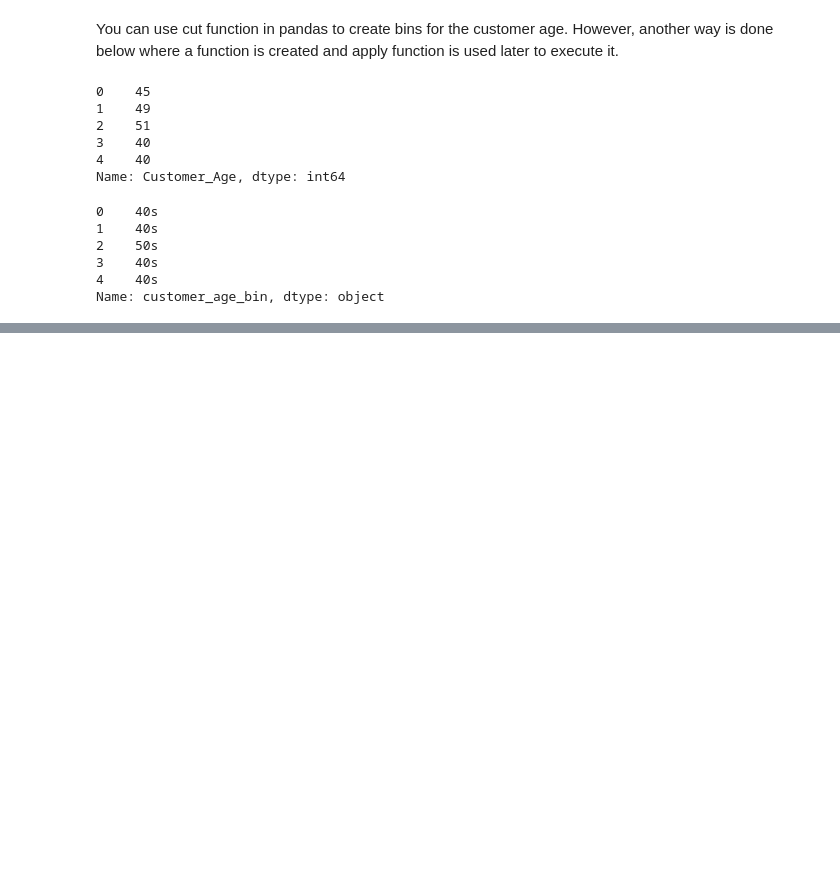
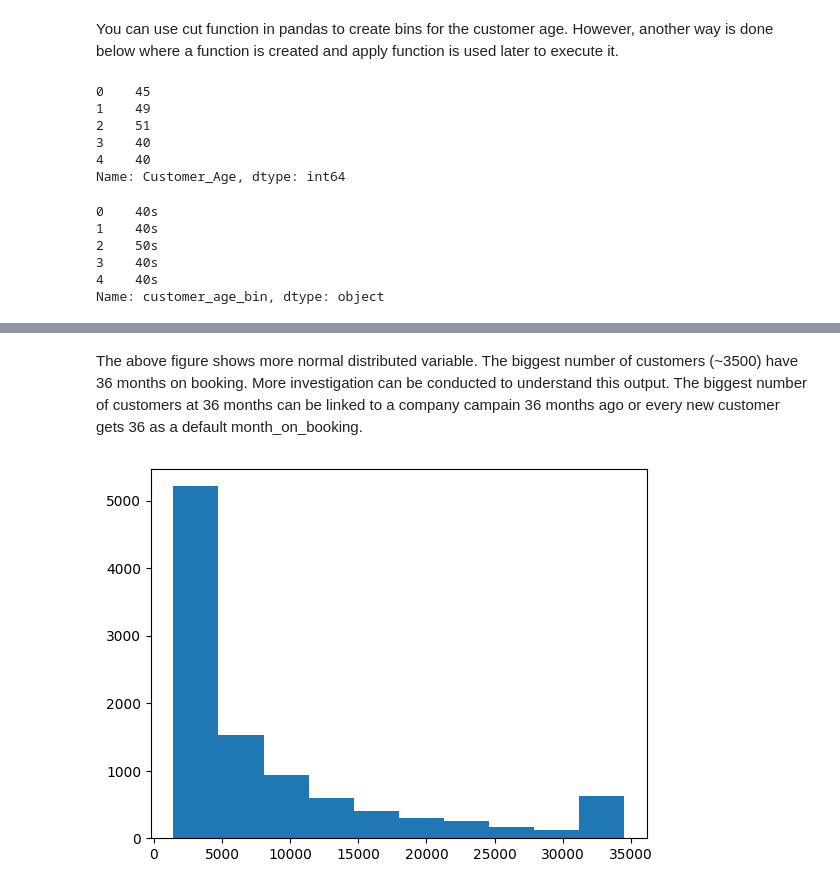
Before and after one commit to AlaaHmd/practical-python-for-data-professionals-4358485, a Jupyter notebook: data/Dirty Data.ipynb, the cells around one changed output, grey strips where cells are left out. Cells and saved outputs as stored; diff of their text form; code cells hidden in the pictures; blank space fills up the shorter version.

```diff
--- a/data/Dirty Data.ipynb
+++ b/data/Dirty Data.ipynb
@@ -323,0 +379,6 @@ Name: customer_age_bin, dtype: object
+# %% [markdown]
+The above figure shows more normal distributed variable. The biggest number of customers (~3500) have 36 months on booking. More investigation can be conducted to understand this output. The biggest number of customers at 36 months can be linked to a company campain 36 months ago or every new customer gets 36 as a default month_on_booking.
+# %%
+plt.hist(dataset['Credit_Limit']);
+# %% [output]
+[figure, added]
```
Also changed, not shown: parts of 20 cells of this notebook.
